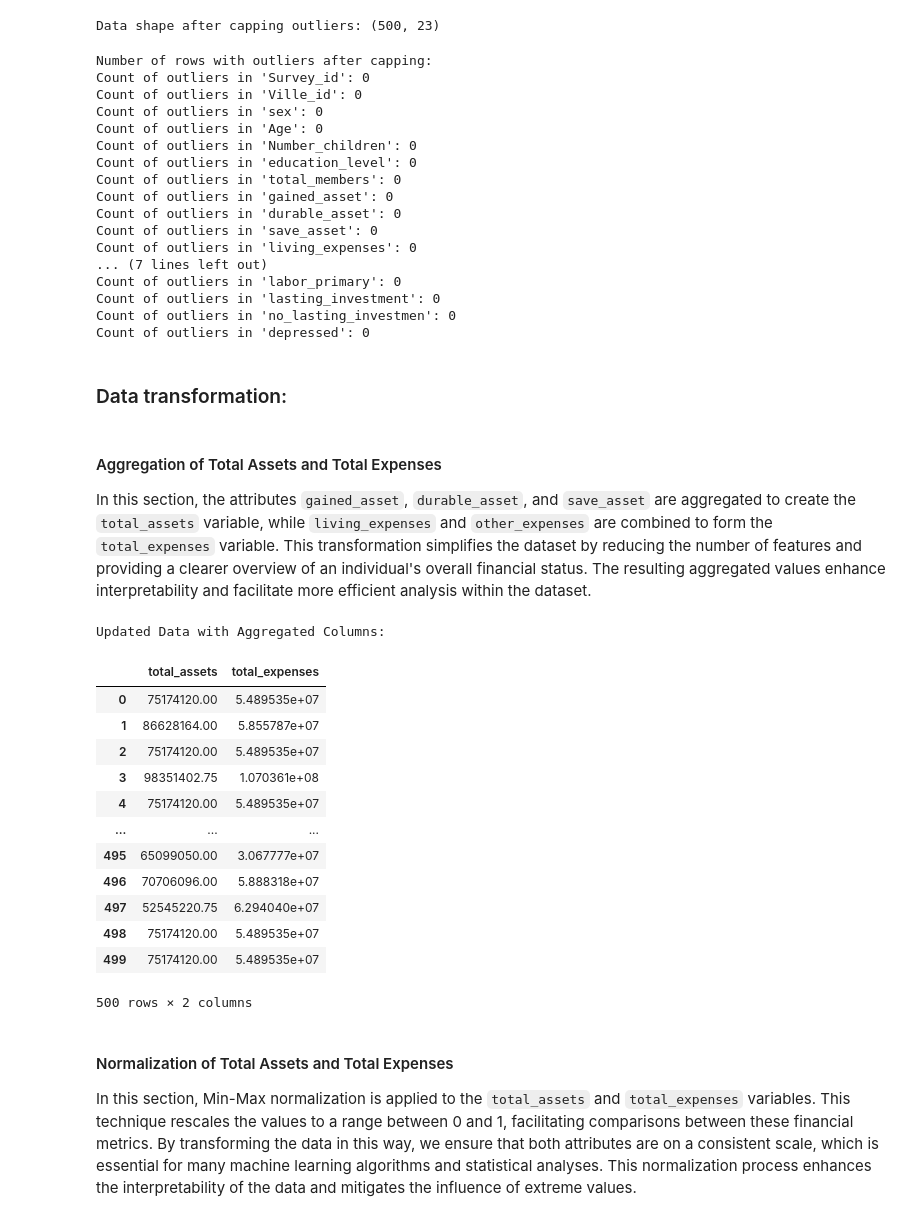
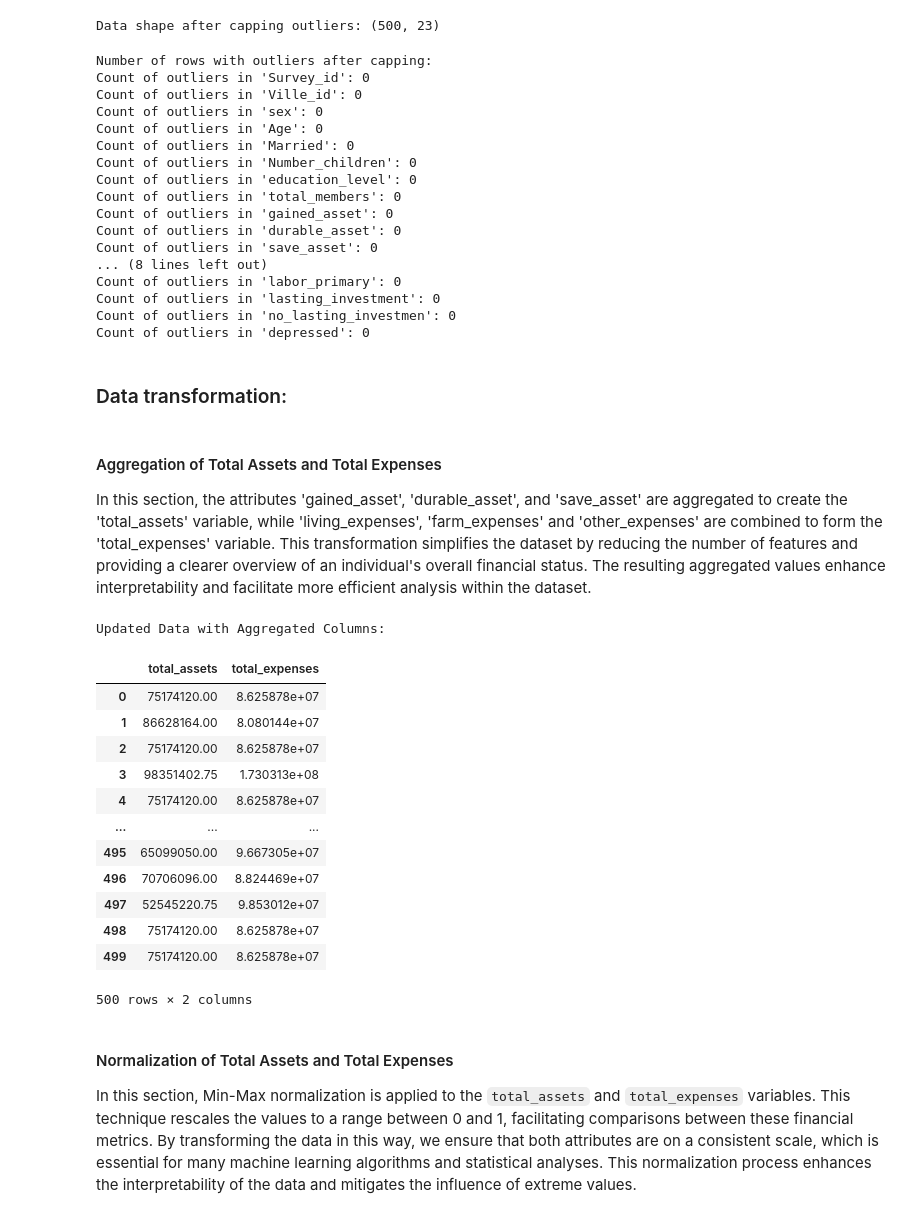
Before and after one commit to deemkj/IT326-project-depression, a Jupyter notebook: Copy_of_Phase_2_notebook_A.ipynb, the cells around one changed output. Drawn from its saved outputs; the diff is of its cells as text; code cells hidden in the pictures.

```diff
--- a/Copy_of_Phase_2_notebook_A.ipynb
+++ b/Copy_of_Phase_2_notebook_A.ipynb
@@ -172,15 +177,14 @@ plt.show()
 ##### Using a Pie Chart to show the Relationship Between Marriage and Depression
 The pie chart shows the relationship between marriage and depression. It indicates that 71.4% of depressed individuals are married.
 # %%
-
-sample['Married'] = sample['Married'].replace({1: 'Married', 0: 'Not Married'})
 depressed_sample = sample[sample['depressed'] == 1]
 marriage_count = depressed_sample['Married'].value_counts()
-plt.figure(figsize=(5, 5));
-plt.pie(marriage_count, labels=marriage_count.index, autopct='%1.1f%%', startangle=140, colors=['MediumPurple','lavender']);
-plt.title('The relationship between marraige and depression');
-plt.axis('equal');
-plt.show();
+labels = ['Married' if val == 1 else 'Not Married' for val in marriage_count.index]
+plt.figure(figsize=(5, 5))
+plt.pie(marriage_count, labels=labels, autopct='%1.1f%%', startangle=140, colors=['MediumPurple', 'lavender'])
+plt.title('The relationship between marriage and depression')
+plt.axis('equal')
+plt.show()
 # %% [output]
 [figure]
 # %% [markdown]
@@ -393,14 +386,14 @@ Count of outliers in 'Survey_id': 0
 Count of outliers in 'Ville_id': 0
 Count of outliers in 'sex': 0
 Count of outliers in 'Age': 0
+Count of outliers in 'Married': 0
 Count of outliers in 'Number_children': 0
 Count of outliers in 'education_level': 0
 Count of outliers in 'total_members': 0
 Count of outliers in 'gained_asset': 0
 Count of outliers in 'durable_asset': 0
 Count of outliers in 'save_asset': 0
-Count of outliers in 'living_expenses': 0
-... (7 lines left out)
+... (8 lines left out)
 Count of outliers in 'labor_primary': 0
 Count of outliers in 'lasting_investment': 0
 Count of outliers in 'no_lasting_investmen': 0
@@ -410,37 +403,37 @@ Count of outliers in 'depressed': 0
 # %% [markdown]
 #### Aggregation of Total Assets and Total Expenses
 
-In this section, the attributes `gained_asset`, `durable_asset`, and `save_asset` are aggregated to create the `total_assets` variable, while `living_expenses` and `other_expenses` are combined to form the `total_expenses` variable. This transformation simplifies the dataset by reducing the number of features and providing a clearer overview of an individual's overall financial status. The resulting aggregated values enhance interpretability and facilitate more efficient analysis within the dataset.
+In this section, the attributes 'gained_asset', 'durable_asset', and 'save_asset' are aggregated to create the 'total_assets' variable, while 'living_expenses', 'farm_expenses' and 'other_expenses' are combined to form the 'total_expenses' variable. This transformation simplifies the dataset by reducing the number of features and providing a clearer overview of an individual's overall financial status. The resulting aggregated values enhance interpretability and facilitate more efficient analysis within the dataset.
 # %%
 # Aggregate gained_asset, durable_asset, and save_asset into total_assets
 sample_preprocessed['total_assets'] = sample_preprocessed[['gained_asset', 'durable_asset', 'save_asset']].sum(axis=1)
 
 # Aggregate living_expenses and other_expenses into total_expenses
-sample_preprocessed['total_expenses'] = sample_preprocessed[['living_expenses', 'other_expenses']].sum(axis=1)
+sample_preprocessed['total_expenses'] = sample_preprocessed[['living_expenses', 'other_expenses', 'farm_expenses']].sum(axis=1)
 
 # Drop the original columns that were aggregated
-sample_preprocessed.drop(columns=['gained_asset', 'durable_asset', 'save_asset', 'living_expenses', 'other_expenses'], inplace=True)
+sample_preprocessed.drop(columns=['gained_asset', 'durable_asset', 'save_asset', 'living_expenses', 'other_expenses','farm_expenses'], inplace=True)
 
 # Display the updated DataFrame
 print("Updated Data with Aggregated Columns:")
 display(sample_preprocessed[['total_assets', 'total_expenses']])  # Show the first few rows for verification
 
 # Save the updated DataFrame to 'Cleaned_dataset.csv'
 sample_preprocessed.to_csv('Cleaned_dataset.csv', index=False)
 # %% [output]
 Updated Data with Aggregated Columns:
 |  | total_assets | total_expenses |
-| 0 | 75174120.00 | 5.489535e+07 |
-| 1 | 86628164.00 | 5.855787e+07 |
-| 2 | 75174120.00 | 5.489535e+07 |
-| 3 | 98351402.75 | 1.070361e+08 |
-| 4 | 75174120.00 | 5.489535e+07 |
+| 0 | 75174120.00 | 8.625878e+07 |
+| 1 | 86628164.00 | 8.080144e+07 |
+| 2 | 75174120.00 | 8.625878e+07 |
+| 3 | 98351402.75 | 1.730313e+08 |
+| 4 | 75174120.00 | 8.625878e+07 |
 | ... | ... | ... |
-| 495 | 65099050.00 | 3.067777e+07 |
-| 496 | 70706096.00 | 5.888318e+07 |
-| 497 | 52545220.75 | 6.294040e+07 |
-| 498 | 75174120.00 | 5.489535e+07 |
-| 499 | 75174120.00 | 5.489535e+07 |
+| 495 | 65099050.00 | 9.667305e+07 |
+| 496 | 70706096.00 | 8.824469e+07 |
+| 497 | 52545220.75 | 9.853012e+07 |
+| 498 | 75174120.00 | 8.625878e+07 |
+| 499 | 75174120.00 | 8.625878e+07 |
 500 rows × 2 columns
 # %% [markdown]
 #### Normalization of Total Assets and Total Expenses
```
Also changed, not shown: parts of 14 cells of this notebook.
